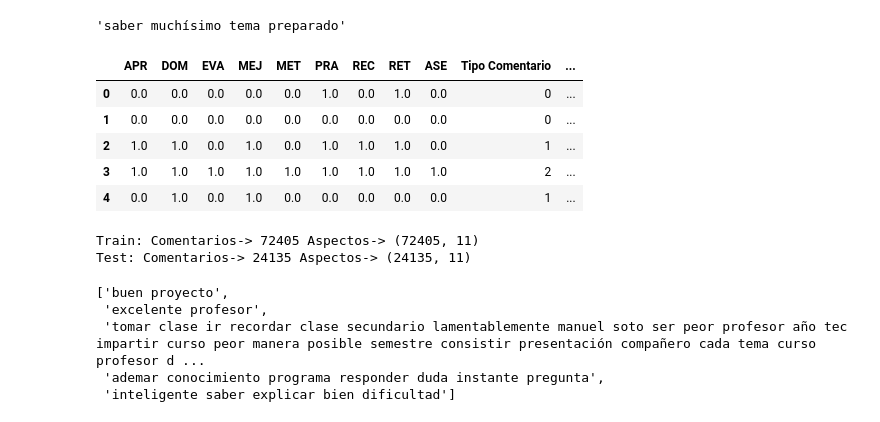
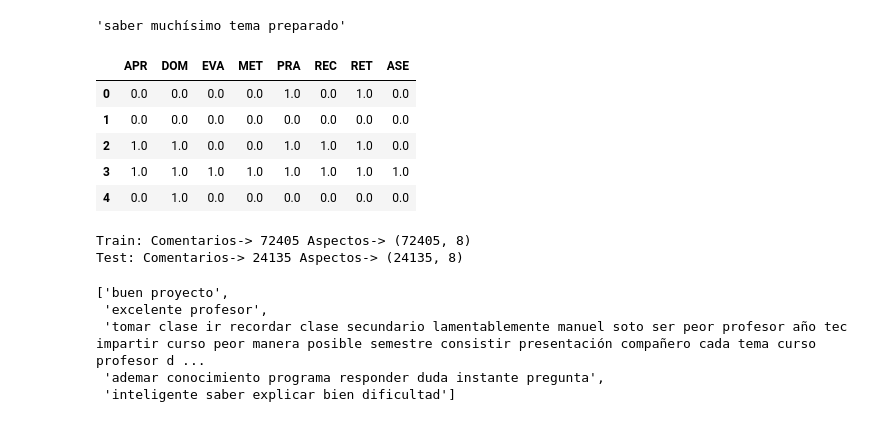
Before and after one commit to Ein-Bebop/ThesisProject, a Jupyter notebook: Thesis_Project_2024.ipynb, the cells around one changed output. Saved outputs shown, nothing was run; the diff lists cells and outputs as text; code cells hidden in the pictures.

```diff
--- a/Thesis_Project_2024.ipynb
+++ b/Thesis_Project_2024.ipynb
@@ -603,21 +659,21 @@ comentarios_merge[2]
 # %% [output]
 'saber muchísimo tema preparado'
 # %%
-aspects = df_ecoas.drop(columns=['Comentarios', 'Lemm', 'Género del profesor', 'GÉNERO ALUMNO', 'PROM ACUMULADO EN PROFESIONAL'])
-aspects.head()
+aspects_classes = df_ecoas.drop(columns=['Comentarios', 'Lemm', 'Género del profesor', 'GÉNERO ALUMNO', 'PROM ACUMULADO EN PROFESIONAL','Tipo Comentario', 'AVG', 'MEJ'])
+aspects_classes.head()
 # %% [output]
-|  | APR | DOM | EVA | MEJ | MET | PRA | REC | RET | ASE | Tipo Comentario | ... |
-| 0 | 0.0 | 0.0 | 0.0 | 0.0 | 0.0 | 1.0 | 0.0 | 1.0 | 0.0 | 0 | ... |
-| 1 | 0.0 | 0.0 | 0.0 | 0.0 | 0.0 | 0.0 | 0.0 | 0.0 | 0.0 | 0 | ... |
-| 2 | 1.0 | 1.0 | 0.0 | 1.0 | 0.0 | 1.0 | 1.0 | 1.0 | 0.0 | 1 | ... |
-| 3 | 1.0 | 1.0 | 1.0 | 1.0 | 1.0 | 1.0 | 1.0 | 1.0 | 1.0 | 2 | ... |
-| 4 | 0.0 | 1.0 | 0.0 | 1.0 | 0.0 | 0.0 | 0.0 | 0.0 | 0.0 | 1 | ... |
+|  | APR | DOM | EVA | MET | PRA | REC | RET | ASE |
+| 0 | 0.0 | 0.0 | 0.0 | 0.0 | 1.0 | 0.0 | 1.0 | 0.0 |
+| 1 | 0.0 | 0.0 | 0.0 | 0.0 | 0.0 | 0.0 | 0.0 | 0.0 |
+| 2 | 1.0 | 1.0 | 0.0 | 0.0 | 1.0 | 1.0 | 1.0 | 0.0 |
+| 3 | 1.0 | 1.0 | 1.0 | 1.0 | 1.0 | 1.0 | 1.0 | 1.0 |
+| 4 | 0.0 | 1.0 | 0.0 | 0.0 | 0.0 | 0.0 | 0.0 | 0.0 |
 # %%
-comments_train,comments_test,aspects_train, aspects_test = train_test_split(comentarios_merge, aspects, test_size=0.25, random_state=30)
+comments_train,comments_test,aspects_train, aspects_test = train_test_split(comentarios_merge, aspects_classes, test_size=0.25, random_state=30)
 print('Train:', 'Comentarios->', len(comments_train), 'Aspectos->',  aspects_train.shape, '\nTest:', 'Comentarios->', len(comments_test),'Aspectos->', aspects_test.shape)
 # %% [output]
-Train: Comentarios-> 72405 Aspectos-> (72405, 11)
-Test: Comentarios-> 24135 Aspectos-> (24135, 11)
+Train: Comentarios-> 72405 Aspectos-> (72405, 8)
+Test: Comentarios-> 24135 Aspectos-> (24135, 8)
 # %%
 comments_train[:5]
 # %% [output]
```
Also changed, not shown: parts of 46 cells of this notebook, 4 other files.
